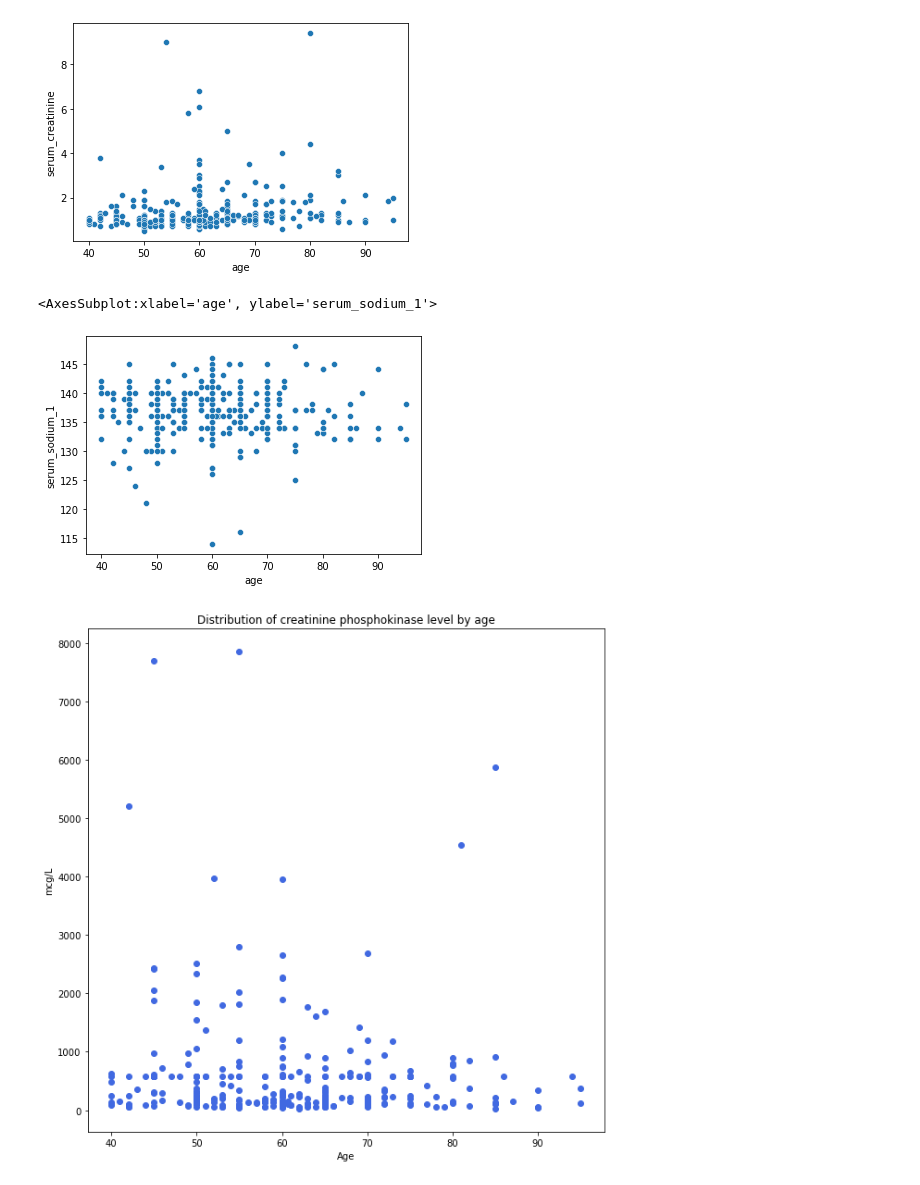
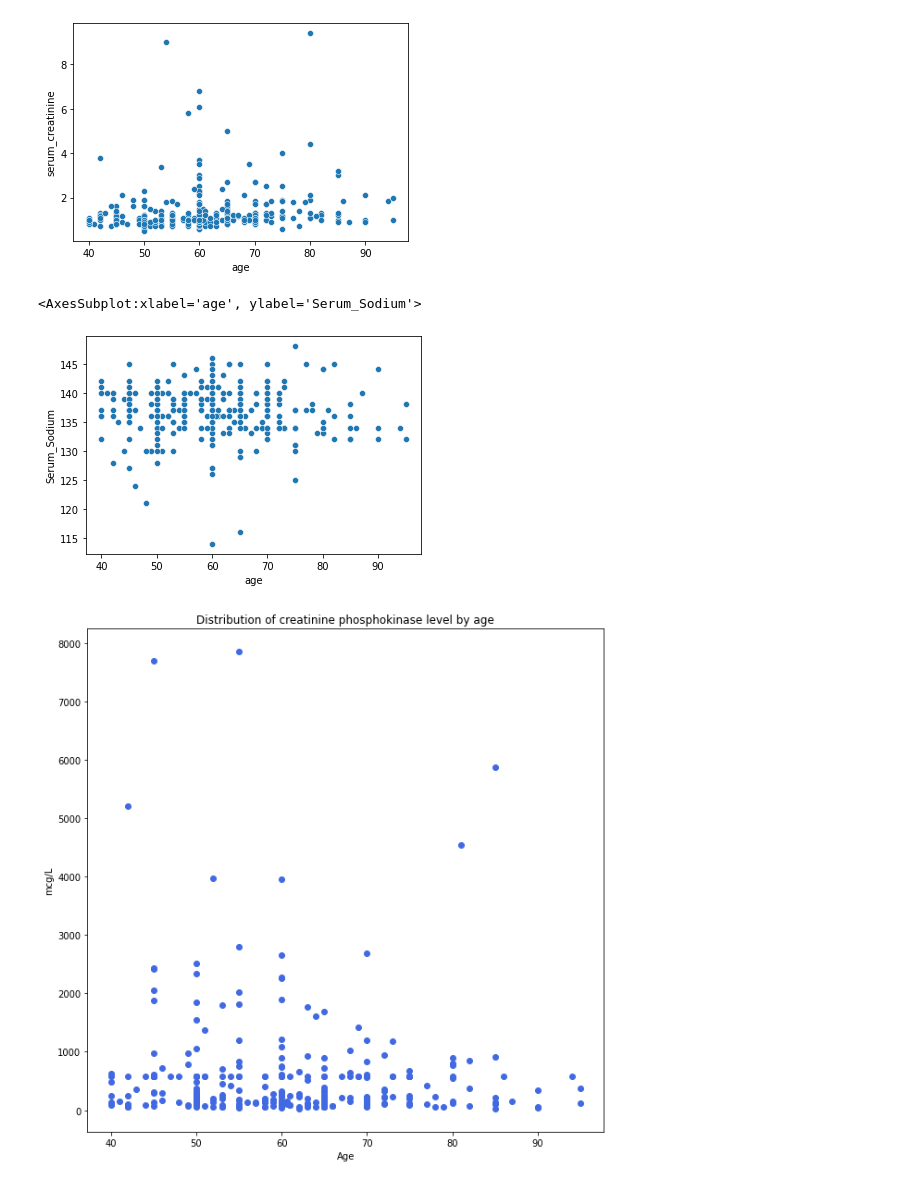
Before and after one commit to shantanu779/data_science, a Jupyter notebook: assignment2.ipynb, the cells around one changed output. Drawn from its saved outputs; the diff is of its cells as text; code cells hidden in the pictures.

```diff
--- a/assignment2.ipynb
+++ b/assignment2.ipynb
@@ -211,10 +211,10 @@ male      194
 female    105
 Name: gender, dtype: int64
 # %%
-Rd['smoking_1']=Rd['smoking']
-Rd['smoking_1']=Rd['smoking_1'].apply(str)
-Rd.smoking_1.replace({'1':'Yes','0':'No'},inplace=True)
-print(Rd['smoking_1'].value_counts())
+Rd['Smoking']=Rd['smoking']
+Rd['Smoking']=Rd['Smoking'].apply(str)
+Rd.Smoking.replace({'1':'Yes','0':'No'},inplace=True)
+print(Rd['Smoking'].value_counts())
 # %% [output]
 No     203
 Yes     96
@@ -229,9 +229,10 @@ Alive    203
 Dead      96
 Name: Status, dtype: int64
 # %%
-Rd['serum_sodium_1']=Rd['serum_sodium']
-Rd.serum_sodium_1.replace({113:114},inplace=True)
-print(Rd['serum_sodium_1'].value_counts())
+Rd['Serum_Sodium']=Rd['serum_sodium']
+Rd.Serum_Sodium.replace({113:114},inplace=True)
+print(Rd['Serum_Sodium'].value_counts())
+Rd.head(5)
 # %% [output]
 136    40
 137    38
@@ -627,10 +624,10 @@ sns.scatterplot(x = "age", y = "serum_creatinine", data = Rd)
 <AxesSubplot:xlabel='age', ylabel='serum_creatinine'>
 [figure]
 # %%
-sns.scatterplot(x = "age", y = "serum_sodium_1", data = Rd)
+sns.scatterplot(x = "age", y = "Serum_Sodium", data = Rd)
 # %% [output]
-<AxesSubplot:xlabel='age', ylabel='serum_sodium_1'>
+<AxesSubplot:xlabel='age', ylabel='Serum_Sodium'>
-[figure, old version]
+[figure, new version]
 # %%
 # Relationship between age and creatinine_phosphokinase
 plt.figure(figsize=(10, 10))
```
Also changed, not shown: parts of 33 cells of this notebook, 1 other file.
